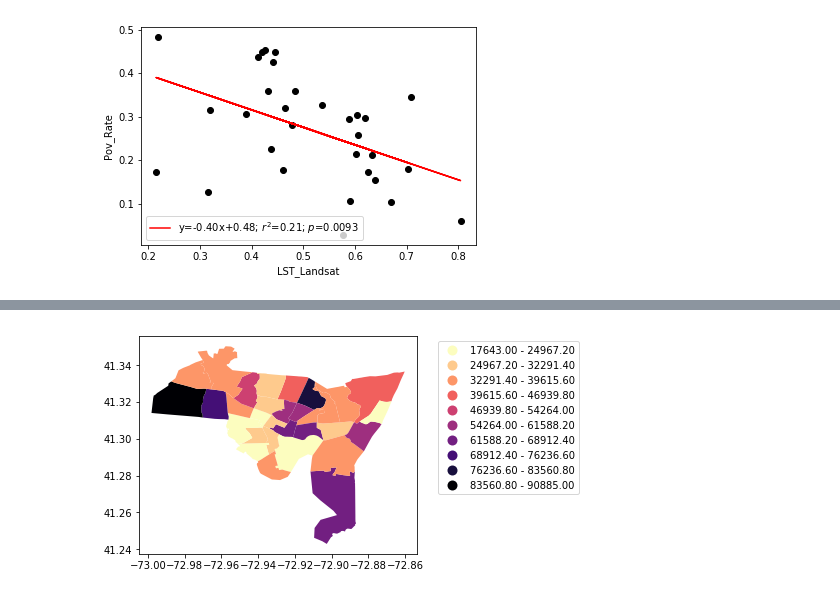
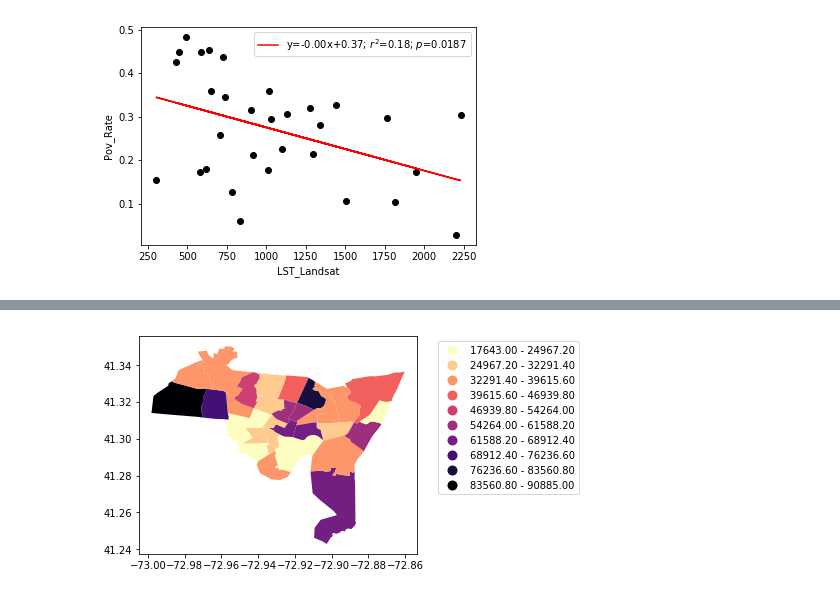
Before and after one commit to TC25/Urban-MODs-GIS-Lab, a Jupyter notebook: Scripts/Stats.ipynb, the cells around one changed output, grey strips where cells are left out. Cells and saved outputs as stored; diff of their text form; code cells hidden in the pictures.

```diff
--- a/Scripts/Stats.ipynb
+++ b/Scripts/Stats.ipynb
@@ -52,18 +55,18 @@ plt.show()
 # %%
-Dat1=Dat['NDVI_Landsat']
+Dat1=Dat['Tree_count']
 Dat2=Dat['Pov_Rate']
 
 #Run linear regression between NDVI and LST
 slope, intercept, r_value, p_value, std_err = linregress(Dat1,Dat2)
 #Plot scatter and best fit line for linear regression
 plt.plot(Dat1,Dat2, 'o', color='k', label='_nolegend_')
 plt.plot(Dat1, intercept + slope*Dat1, 'r', label='y={:.2f}x+{:.2f}; $r^2$={:.2f}; $p$={:.4f}'.format(slope,intercept,(r_value*r_value),p_value))
 plt.legend()
 plt.xlabel('LST_Landsat')
 plt.ylabel('Pov_Rate')
 plt.show()
 # %% [output]
-[figure, old version]
+[figure, new version]
 # %%
 import matplotlib.pyplot as plt
 import geopandas as gpd
```
Also changed, not shown: parts of 11 cells of this notebook.
